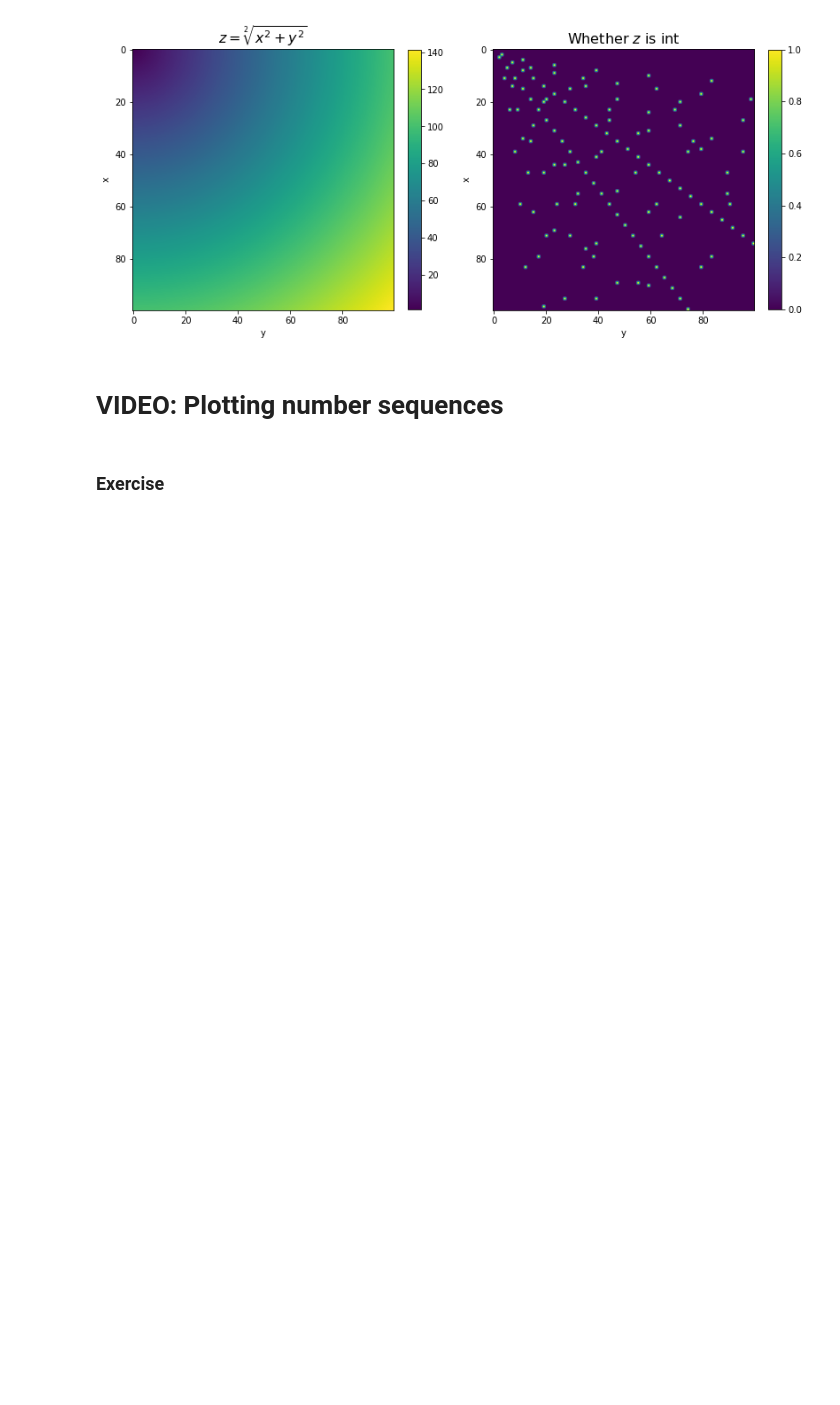
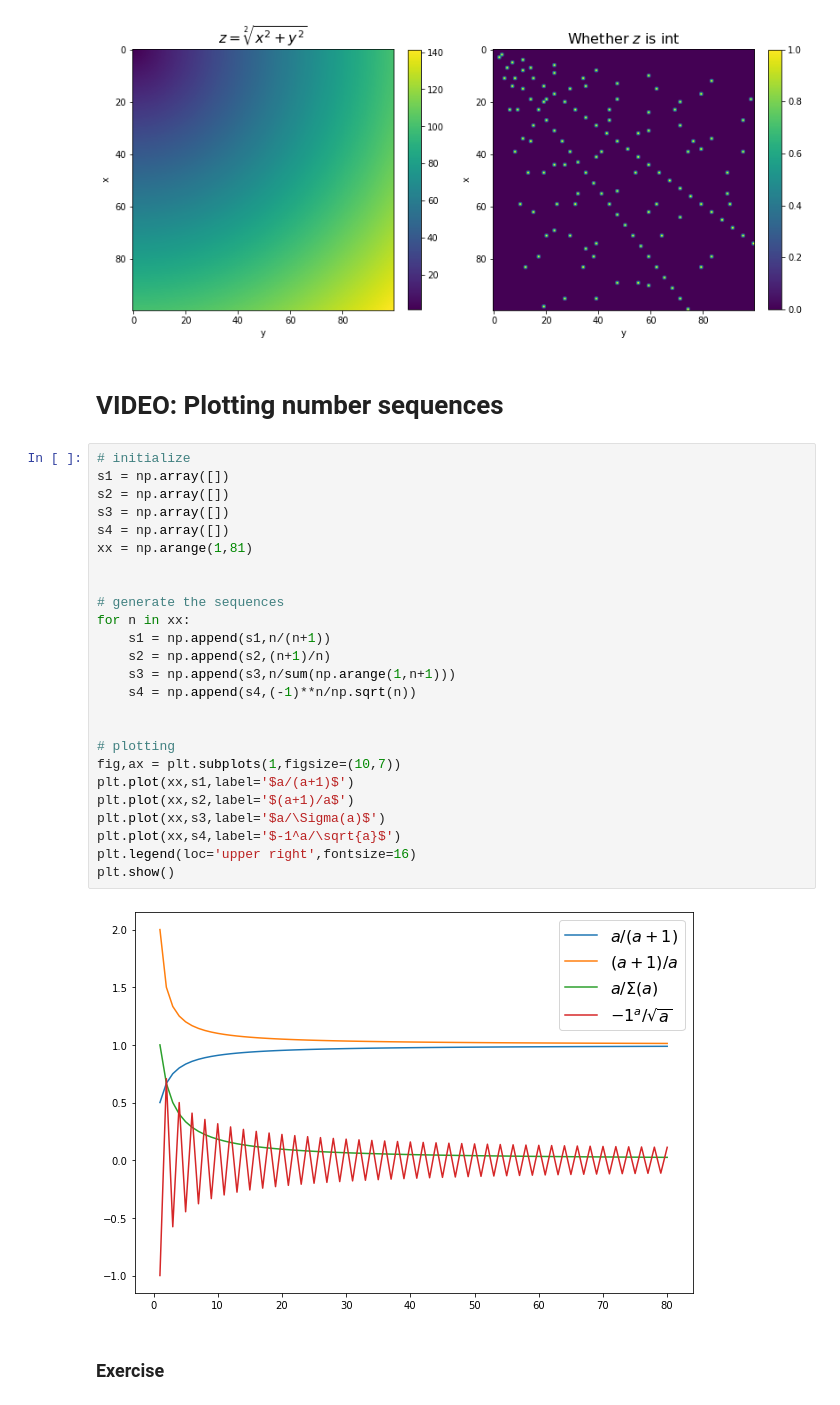
Before and after one commit to adel-nouar/Math_with_Python, a Jupyter notebook: Section14_pymath_numberTheory.ipynb, the cells around one changed output. Drawn from its saved outputs; the diff is of its cells as text; blank space fills up the shorter version.

Commit message:
14: conv/div sequences

```diff
--- a/Section14_pymath_numberTheory.ipynb
+++ b/Section14_pymath_numberTheory.ipynb
@@ -205,5 +205,32 @@ plt.show()
 [figure]
 # %% [markdown]
 # VIDEO: Plotting number sequences
+# %%
+# initialize
+s1 = np.array([])
+s2 = np.array([])
+s3 = np.array([])
+s4 = np.array([])
+xx = np.arange(1,81)
+
+
+# generate the sequences
+for n in xx:
+    s1 = np.append(s1,n/(n+1))
+    s2 = np.append(s2,(n+1)/n)
+    s3 = np.append(s3,n/sum(np.arange(1,n+1)))
+    s4 = np.append(s4,(-1)**n/np.sqrt(n))
+
+
+# plotting
+fig,ax = plt.subplots(1,figsize=(10,7))
+plt.plot(xx,s1,label='$a/(a+1)$')
+plt.plot(xx,s2,label='$(a+1)/a$')
+plt.plot(xx,s3,label='$a/\Sigma(a)$')
+plt.plot(xx,s4,label='$-1^a/\sqrt{a}$')
+plt.legend(loc='upper right',fontsize=16)
+plt.show()
+# %% [output]
+[figure, added]
 # %% [markdown]
 ### Exercise
```
Also changed, not shown: parts of 2 cells of this notebook.
